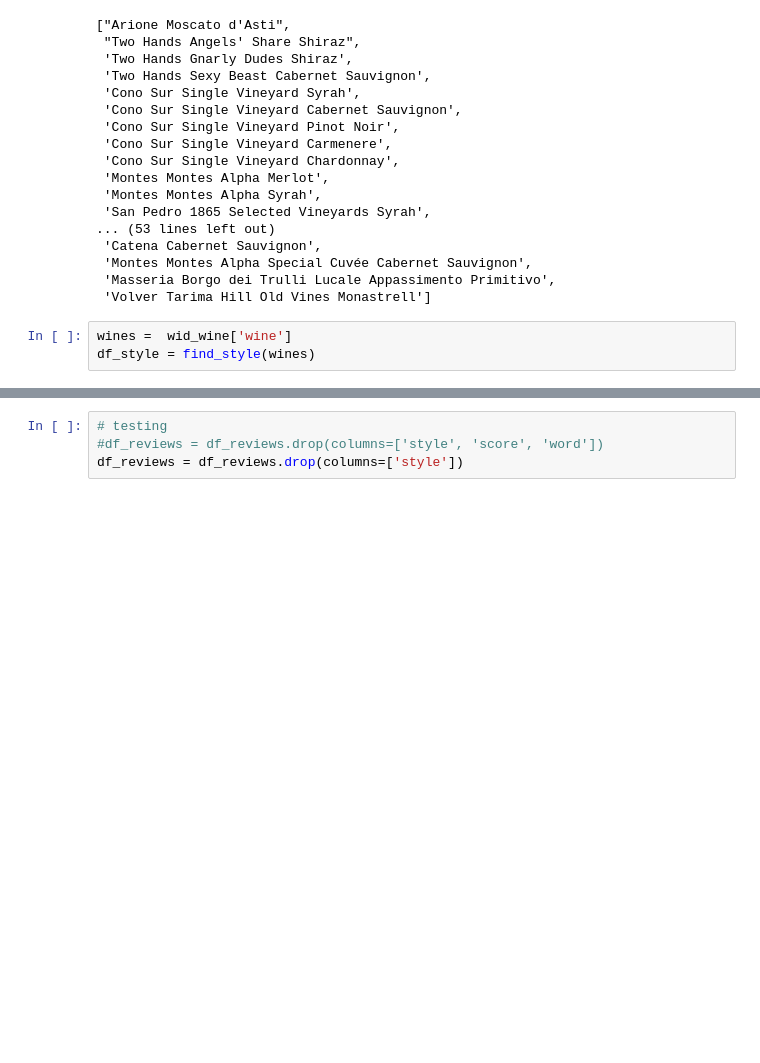
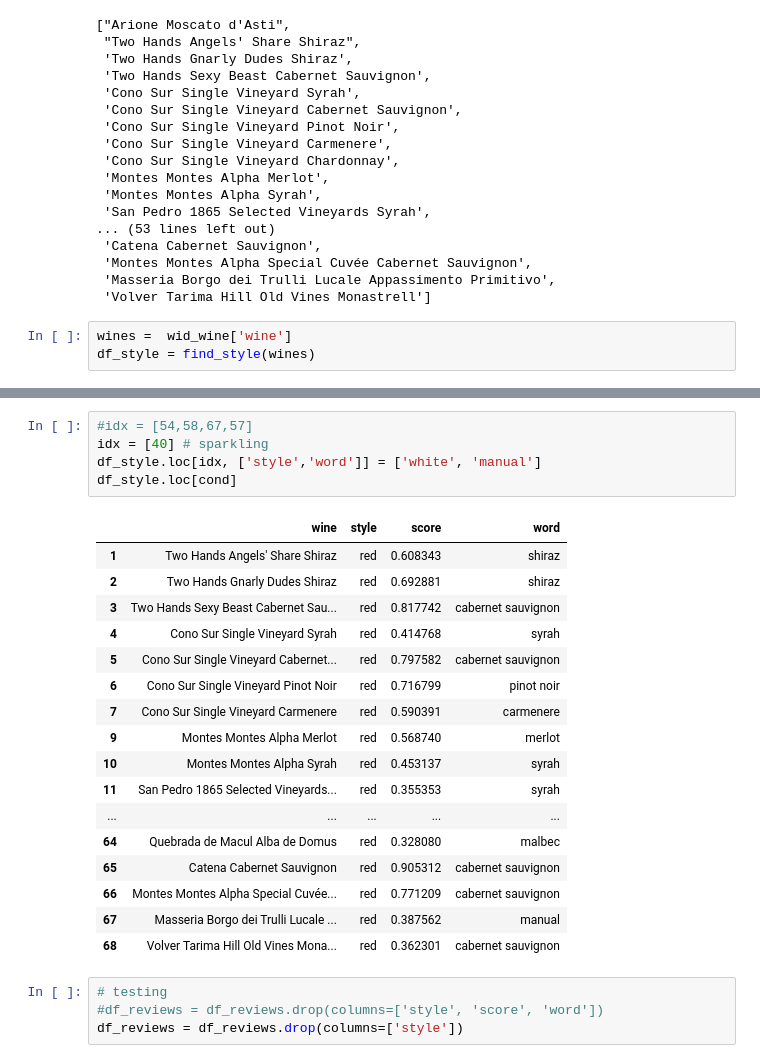
Before and after one commit to lbk209/topic_modeling, a Jupyter notebook: vivino_community_reviews.ipynb, the cells around one changed output, grey strips where cells are left out. Saved outputs shown, nothing was run; the diff lists cells and outputs as text; blank space fills up the shorter version.

```diff
--- a/vivino_community_reviews.ipynb
+++ b/vivino_community_reviews.ipynb
@@ -603,3 +640,26 @@ df_style.loc[cond].sort_values('score', ascending=False)
+# %%
+#idx = [54,58,67,57]
+idx = [40] # sparkling
+df_style.loc[idx, ['style','word']] = ['white', 'manual']
+df_style.loc[cond]
+# %% [output]
+|  | wine | style | score | word |
+| 1 | Two Hands Angels' Share Shiraz | red | 0.608343 | shiraz |
+| 2 | Two Hands Gnarly Dudes Shiraz | red | 0.692881 | shiraz |
+| 3 | Two Hands Sexy Beast Cabernet Sau... | red | 0.817742 | cabernet sauvignon |
+| 4 | Cono Sur Single Vineyard Syrah | red | 0.414768 | syrah |
+| 5 | Cono Sur Single Vineyard Cabernet... | red | 0.797582 | cabernet sauvignon |
+| 6 | Cono Sur Single Vineyard Pinot Noir | red | 0.716799 | pinot noir |
+| 7 | Cono Sur Single Vineyard Carmenere | red | 0.590391 | carmenere |
+| 9 | Montes Montes Alpha Merlot | red | 0.568740 | merlot |
+| 10 | Montes Montes Alpha Syrah | red | 0.453137 | syrah |
+| 11 | San Pedro 1865 Selected Vineyards... | red | 0.355353 | syrah |
+| ... | ... | ... | ... | ... |
+| 64 | Quebrada de Macul Alba de Domus | red | 0.328080 | malbec |
+| 65 | Catena Cabernet Sauvignon | red | 0.905312 | cabernet sauvignon |
+| 66 | Montes Montes Alpha Special Cuvée... | red | 0.771209 | cabernet sauvignon |
+| 67 | Masseria Borgo dei Trulli Lucale ... | red | 0.387562 | manual |
+| 68 | Volver Tarima Hill Old Vines Mona... | red | 0.362301 | cabernet sauvignon |
 # %%
 # testing
 #df_reviews = df_reviews.drop(columns=['style', 'score', 'word'])
```
Also changed, not shown: parts of 27 cells of this notebook.
